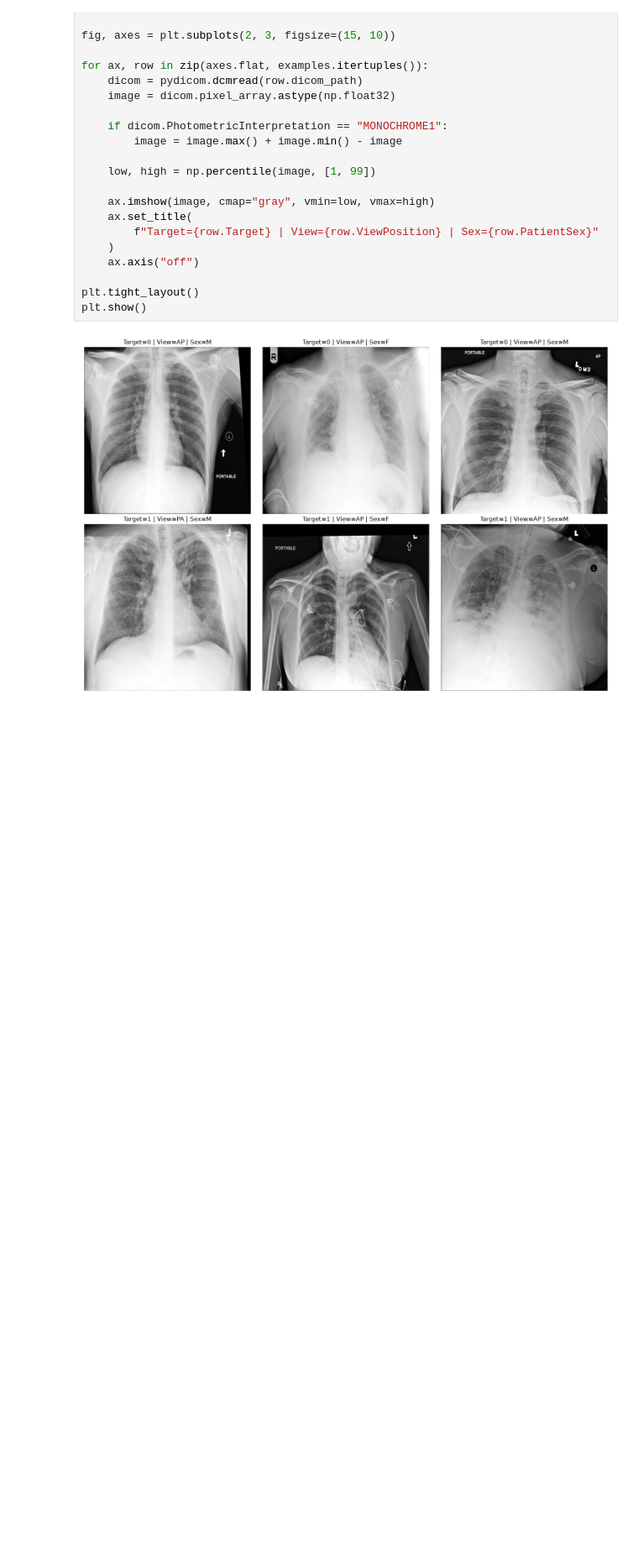
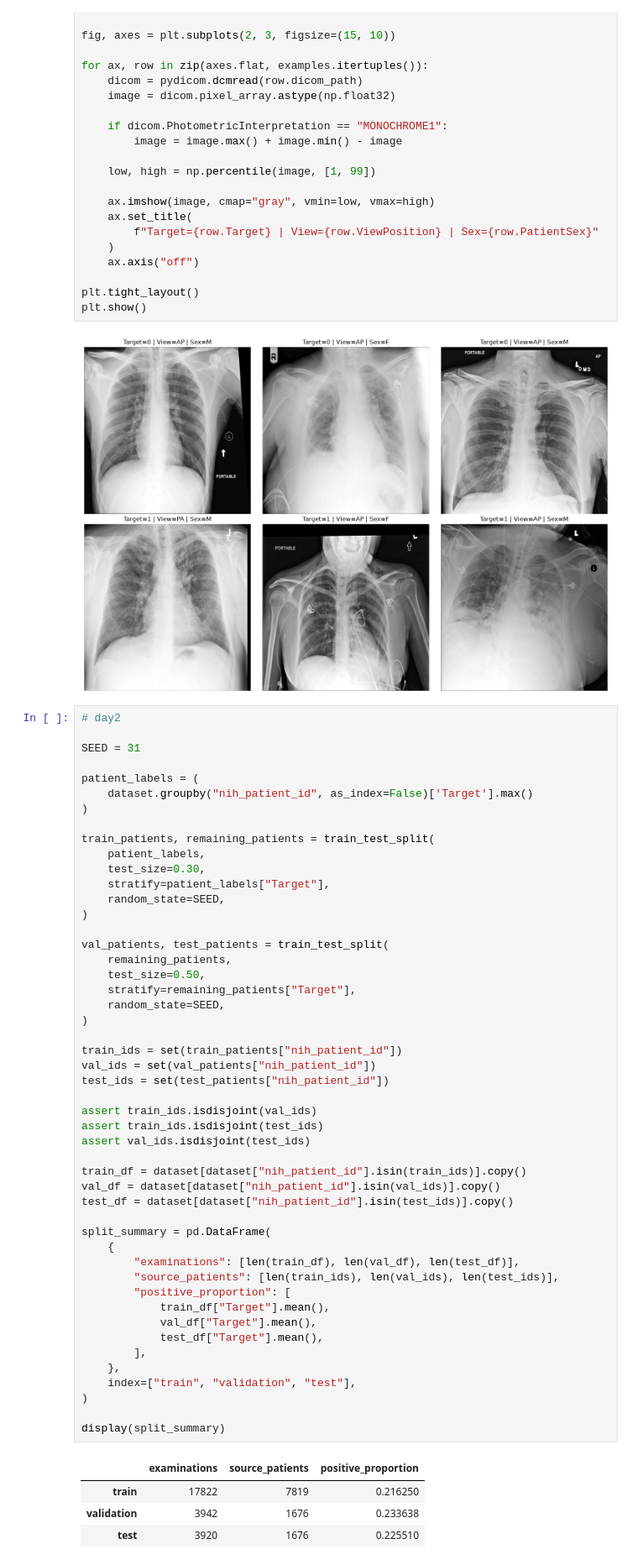
Before and after one commit to mohamedmaherabdalla/MedAI-A1, a Jupyter notebook: working.ipynb, the cells around one changed output. Shown at 84% size. Cells and saved outputs as stored; diff of their text form; blank space fills up the shorter version.

```diff
--- a/working.ipynb
+++ b/working.ipynb
@@ -313,3 +322,57 @@ plt.tight_layout()
 plt.show()
 # %% [output]
 [figure]
+# %%
+# day2
+
+SEED = 31
+
+patient_labels = (
+    dataset.groupby("nih_patient_id", as_index=False)['Target'].max()
+)
+
+train_patients, remaining_patients = train_test_split(
+    patient_labels,
+    test_size=0.30,
+    stratify=patient_labels["Target"],
+    random_state=SEED,
+)
+
+val_patients, test_patients = train_test_split(
+    remaining_patients,
+    test_size=0.50,
+    stratify=remaining_patients["Target"],
+    random_state=SEED,
+)
+
+train_ids = set(train_patients["nih_patient_id"])
+val_ids = set(val_patients["nih_patient_id"])
+test_ids = set(test_patients["nih_patient_id"])
+
+assert train_ids.isdisjoint(val_ids)
+assert train_ids.isdisjoint(test_ids)
+assert val_ids.isdisjoint(test_ids)
+
+train_df = dataset[dataset["nih_patient_id"].isin(train_ids)].copy()
+val_df = dataset[dataset["nih_patient_id"].isin(val_ids)].copy()
+test_df = dataset[dataset["nih_patient_id"].isin(test_ids)].copy()
+
+split_summary = pd.DataFrame(
+    {
+        "examinations": [len(train_df), len(val_df), len(test_df)],
+        "source_patients": [len(train_ids), len(val_ids), len(test_ids)],
+        "positive_proportion": [
+            train_df["Target"].mean(),
+            val_df["Target"].mean(),
+            test_df["Target"].mean(),
+        ],
+    },
+    index=["train", "validation", "test"],
+)
+
+display(split_summary)
+# %% [output]
+|  | examinations | source_patients | positive_proportion |
+| train | 17822 | 7819 | 0.216250 |
+| validation | 3942 | 1676 | 0.233638 |
+| test | 3920 | 1676 | 0.225510 |
```
Also changed, not shown: parts of 3 cells of this notebook.
